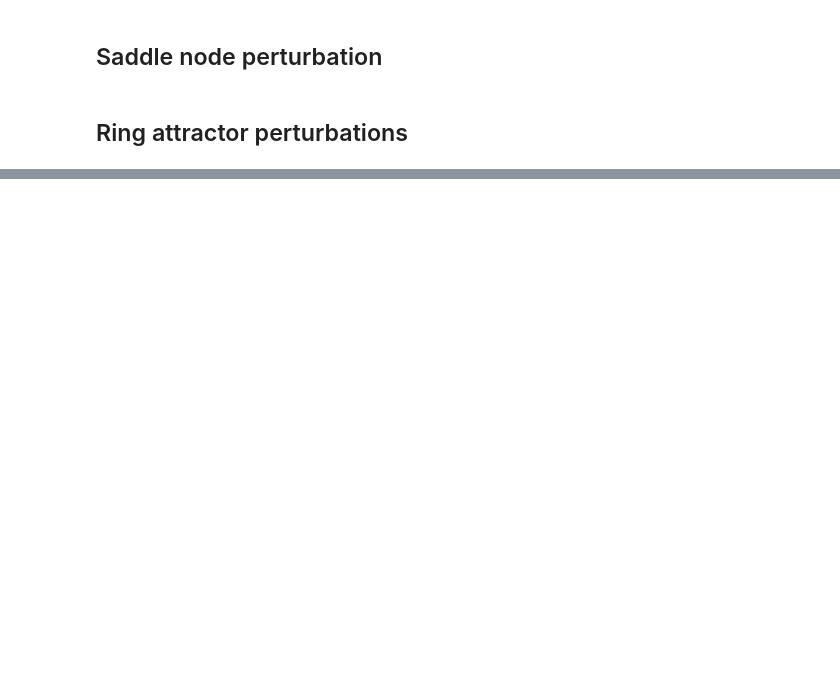
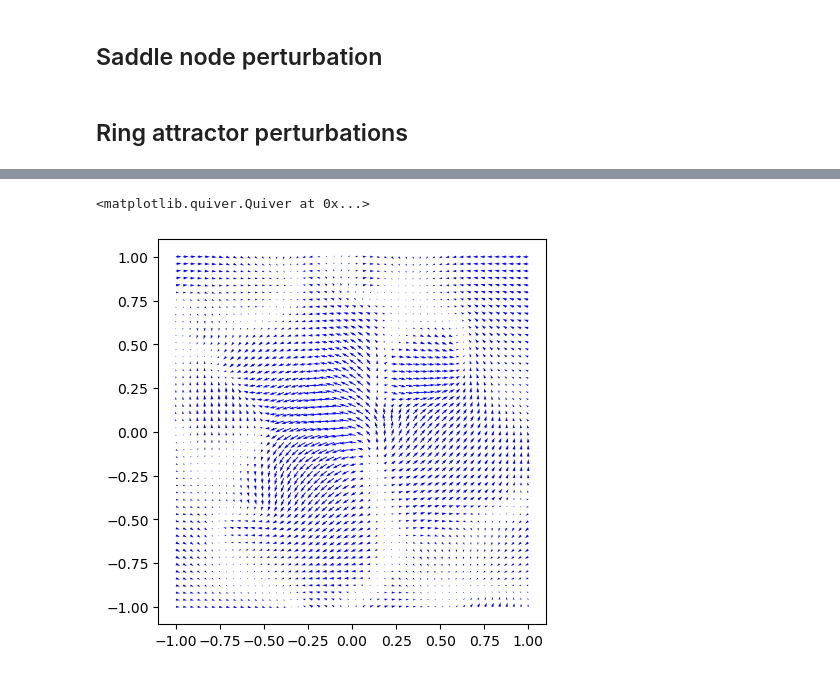
Before and after one commit to Asagodi/topological_diversity, a Jupyter notebook: Stability/videos/vector_field_animation.ipynb, the cells around one changed output, grey strips where cells are left out. Saved outputs shown, nothing was run; the diff lists cells and outputs as text; code cells hidden in the pictures; blank space fills up the shorter version.

```diff
--- a/Stability/videos/vector_field_animation.ipynb
+++ b/Stability/videos/vector_field_animation.ipynb
@@ -964,0 +1106,7 @@ animation = make_streamline_animation_from_fixed_vf(f'ring_1s_ngrid{n_grid}',
+# %%
+fig, ax = plt.subplots(figsize=(5,5))
+t = 99
+plt.quiver(grid_x, grid_y, v_traj_grid[:,t,0].reshape(grid_size, grid_size), v_traj_grid[:,t,1].reshape(grid_size, grid_size), color='blue')
+# %% [output]
+<matplotlib.quiver.Quiver at 0x...>
+[figure, added]
```
Also changed, not shown: parts of 24 cells of this notebook.
